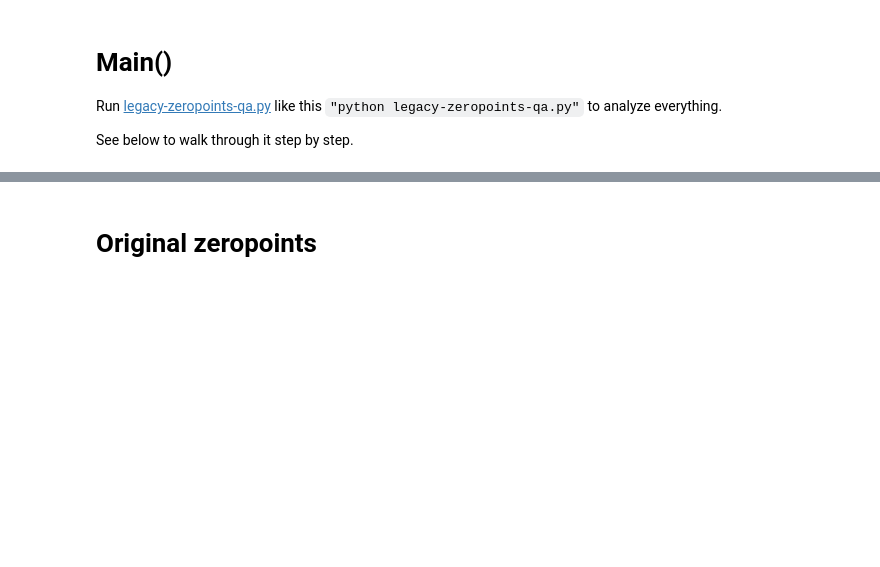
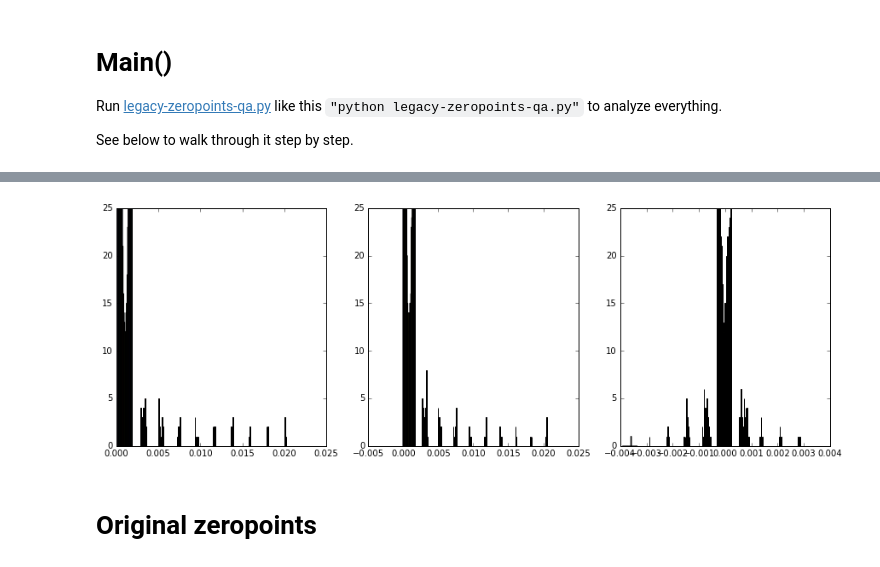
Before and after one commit to legacysurvey/legacypipe, a Jupyter notebook: py/legacyccds/legacy-zeropoints.ipynb, the cells around one changed output, grey strips where cells are left out. Cells and saved outputs as stored; diff of their text form; code cells hidden in the pictures; blank space fills up the shorter version.

```diff
--- a/py/legacyccds/legacy-zeropoints.ipynb
+++ b/py/legacyccds/legacy-zeropoints.ipynb
@@ -55,3 +74,11 @@ The autoreload extension is already loaded. To reload it, use:
+# %%
+key='elg'
+fig,ax= plt.subplots(1,3,figsize=(15,5))
+a=ax[0].hist(stamp[key][25:50,25:50])
+a=ax[1].hist(stamp_wnoise[key][25:50,25:50])
+a=ax[2].hist(stamp_wnoise[key][25:50,25:50]-stamp[key][25:50,25:50])
+# %% [output]
+[figure, added]
 # %% [markdown]
 # Original zeropoints
 # %%
```
Also changed, not shown: parts of 44 cells of this notebook, 4 other files.
